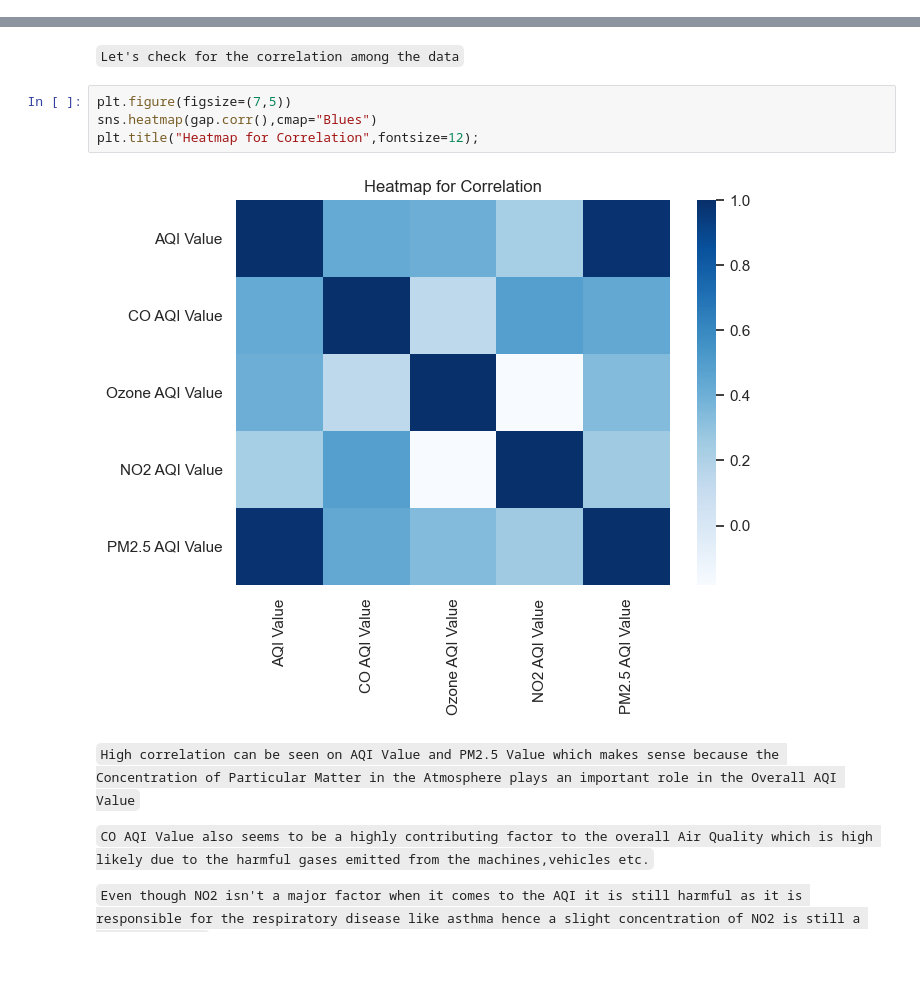
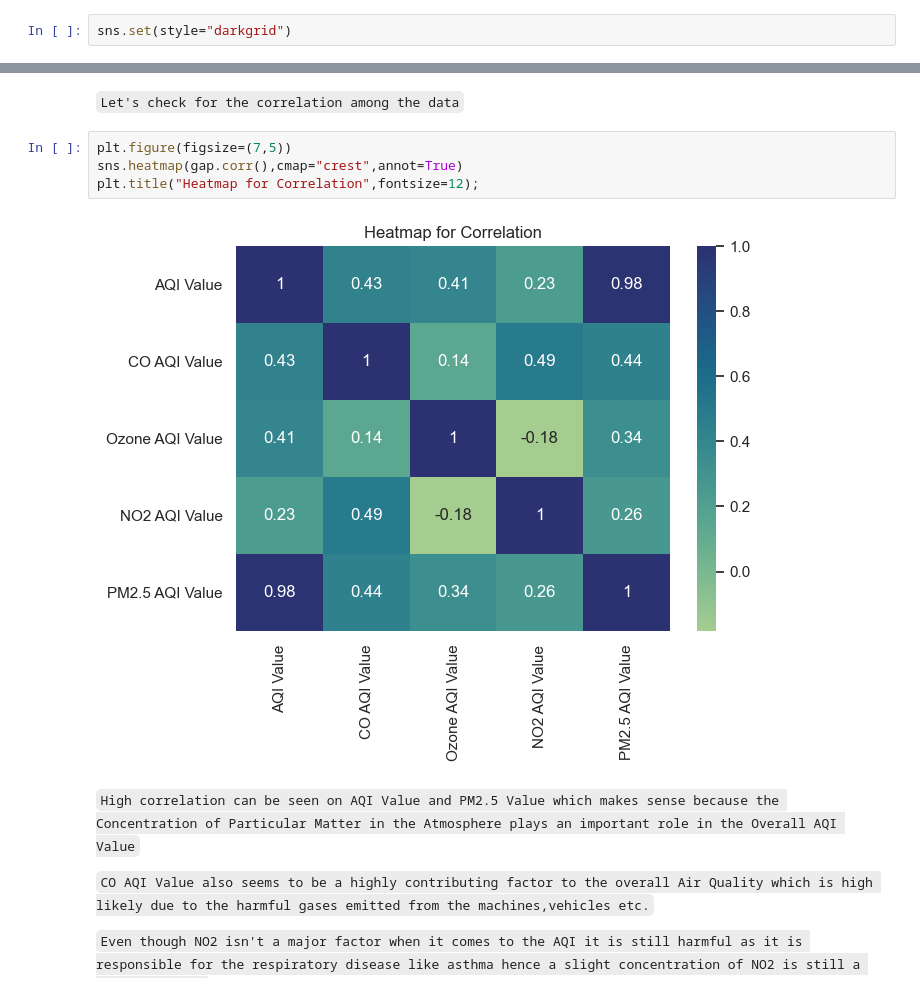
Before and after one commit to BSU04/Global-Air-Quality-Prediction, a Jupyter notebook: gap-eda.ipynb, the cells around one changed output, grey strips where cells are left out. Cells and saved outputs as stored; diff of their text form; blank space fills up the shorter version.

```diff
--- a/gap-eda.ipynb
+++ b/gap-eda.ipynb
@@ -413,3 +419,5 @@ hist("PM2.5 AQI Value")
+# %%
+sns.set(style="darkgrid")
 # %%
 cols = ["AQI Category", "CO AQI Category", "Ozone AQI Category", "NO2 AQI Category", "PM2.5 AQI Category"]
 for col in cols:
@@ -437,10 +444,10 @@ plt.show()
 `Let's check for the correlation among the data`
 # %%
 plt.figure(figsize=(7,5))
-sns.heatmap(gap.corr(),cmap="Blues")
+sns.heatmap(gap.corr(),cmap="crest",annot=True)
 plt.title("Heatmap for Correlation",fontsize=12);
 # %% [output]
-[figure, old version]
+[figure, new version]
 # %% [markdown]
 `High correlation can be seen on AQI Value and PM2.5 Value which makes sense because the Concentration of Particular Matter in the Atmosphere plays an important role in the Overall AQI Value`
 
```
Also changed, not shown: parts of 80 cells of this notebook.
